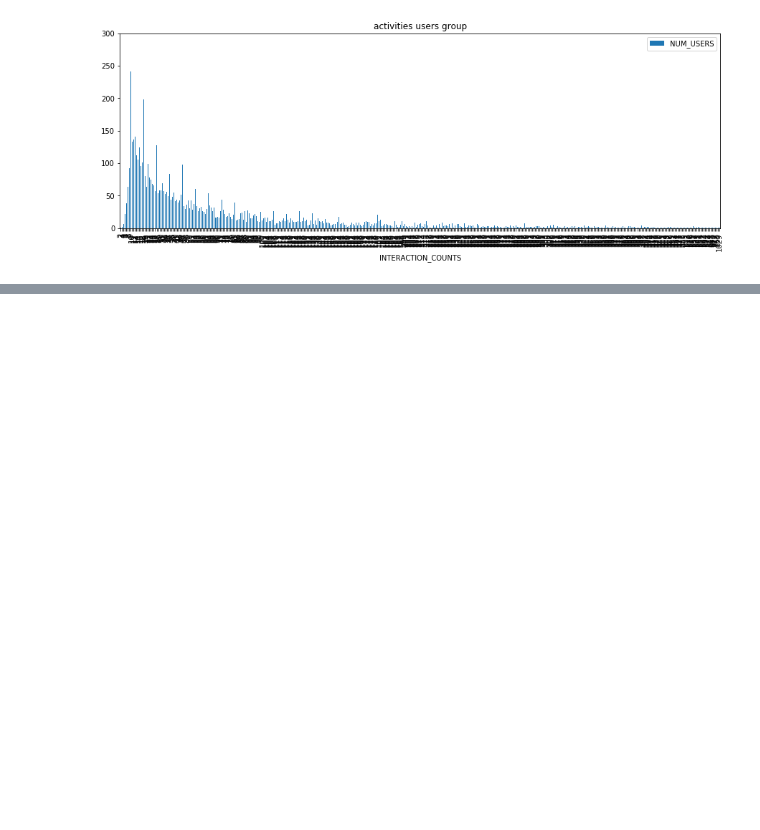
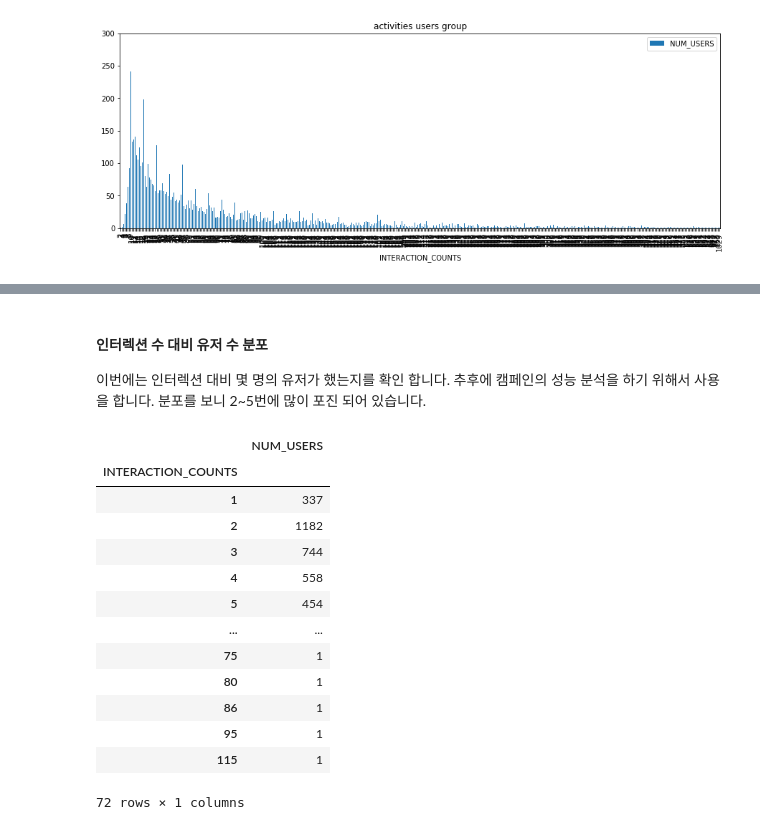
Before and after one commit to gonsoomoon-ml/personalize, a Jupyter notebook: movielens_getting_started/1.2.Exploratory_Data_Analysis.ipynb, the cells around one changed output, grey strips where cells are left out. Cells and saved outputs as stored; diff of their text form; code cells hidden in the pictures; blank space fills up the shorter version.

```diff
--- a/movielens_getting_started/1.2.Exploratory_Data_Analysis.ipynb
+++ b/movielens_getting_started/1.2.Exploratory_Data_Analysis.ipynb
@@ -174,0 +116,25 @@ train, item, validation(holdout) 데이터를 로컬에 csv 파일로 저장 합
+# %% [markdown]
+#### 인터렉션 수 대비 유저 수 분포
+
+이번에는 인터렉션 대비 몇 명의 유저가 했는지를 확인 합니다.
+추후에 캠페인의 성능 분석을 하기 위해서 사용을 합니다. 분포를 보니 2~5번에 많이 포진 되어 있습니다.
+# %%
+user_interaction_counts=user_activity_counts.reset_index()
+activities = user_interaction_counts.groupby('INTERACTION_COUNTS').count()
+activities.columns=['NUM_USERS']
+activities
+# %% [output]
+|  | NUM_USERS |
+| INTERACTION_COUNTS |  |
+| 1 | 337 |
+| 2 | 1182 |
+| 3 | 744 |
+| 4 | 558 |
+| 5 | 454 |
+| ... | ... |
+| 75 | 1 |
+| 80 | 1 |
+| 86 | 1 |
+| 95 | 1 |
+| 115 | 1 |
+72 rows × 1 columns
```
Also changed, not shown: parts of 21 cells of this notebook, 3 other files.
